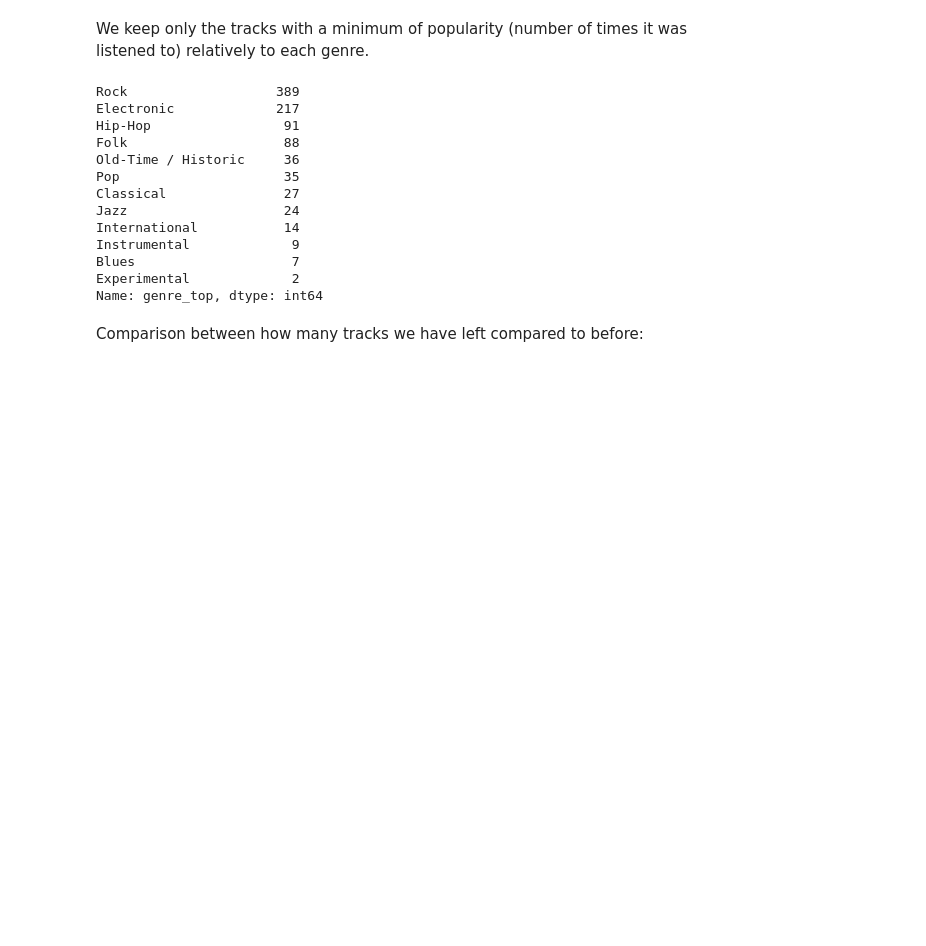
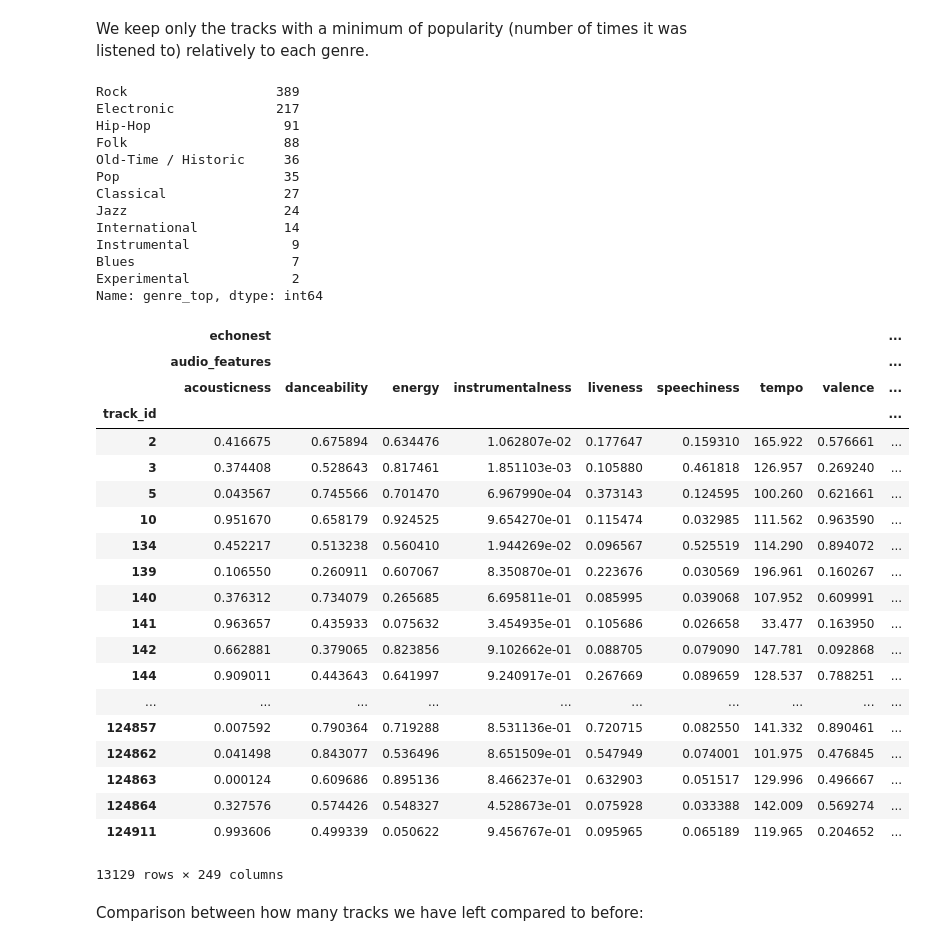
Before and after one commit to Team36-ntds2018/Project_free_music_archives_2018, a Jupyter notebook: Project/Load_save_dataset.ipynb, the cells around one changed output. Drawn from its saved outputs; the diff is of its cells as text; code cells hidden in the pictures; blank space fills up the shorter version.

```diff
--- a/Project/Load_save_dataset.ipynb
+++ b/Project/Load_save_dataset.ipynb
@@ -74,6 +77,30 @@ Instrumental             9
 Blues                    7
 Experimental             2
 Name: genre_top, dtype: int64
+# %%
+echonest
+# %% [output]
+|  | echonest |  |  |  |  |  |  |  | ... |
+|  | audio_features |  |  |  |  |  |  |  | ... |
+|  | acousticness | danceability | energy | instrumentalness | liveness | speechiness | tempo | valence | ... |
+| track_id |  |  |  |  |  |  |  |  | ... |
+| 2 | 0.416675 | 0.675894 | 0.634476 | 1.062807e-02 | 0.177647 | 0.159310 | 165.922 | 0.576661 | ... |
+| 3 | 0.374408 | 0.528643 | 0.817461 | 1.851103e-03 | 0.105880 | 0.461818 | 126.957 | 0.269240 | ... |
+| 5 | 0.043567 | 0.745566 | 0.701470 | 6.967990e-04 | 0.373143 | 0.124595 | 100.260 | 0.621661 | ... |
+| 10 | 0.951670 | 0.658179 | 0.924525 | 9.654270e-01 | 0.115474 | 0.032985 | 111.562 | 0.963590 | ... |
+| 134 | 0.452217 | 0.513238 | 0.560410 | 1.944269e-02 | 0.096567 | 0.525519 | 114.290 | 0.894072 | ... |
+| 139 | 0.106550 | 0.260911 | 0.607067 | 8.350870e-01 | 0.223676 | 0.030569 | 196.961 | 0.160267 | ... |
+| 140 | 0.376312 | 0.734079 | 0.265685 | 6.695811e-01 | 0.085995 | 0.039068 | 107.952 | 0.609991 | ... |
+| 141 | 0.963657 | 0.435933 | 0.075632 | 3.454935e-01 | 0.105686 | 0.026658 | 33.477 | 0.163950 | ... |
+| 142 | 0.662881 | 0.379065 | 0.823856 | 9.102662e-01 | 0.088705 | 0.079090 | 147.781 | 0.092868 | ... |
+| 144 | 0.909011 | 0.443643 | 0.641997 | 9.240917e-01 | 0.267669 | 0.089659 | 128.537 | 0.788251 | ... |
+| ... | ... | ... | ... | ... | ... | ... | ... | ... | ... |
+| 124857 | 0.007592 | 0.790364 | 0.719288 | 8.531136e-01 | 0.720715 | 0.082550 | 141.332 | 0.890461 | ... |
+| 124862 | 0.041498 | 0.843077 | 0.536496 | 8.651509e-01 | 0.547949 | 0.074001 | 101.975 | 0.476845 | ... |
+| 124863 | 0.000124 | 0.609686 | 0.895136 | 8.466237e-01 | 0.632903 | 0.051517 | 129.996 | 0.496667 | ... |
+| 124864 | 0.327576 | 0.574426 | 0.548327 | 4.528673e-01 | 0.075928 | 0.033388 | 142.009 | 0.569274 | ... |
+| 124911 | 0.993606 | 0.499339 | 0.050622 | 9.456767e-01 | 0.095965 | 0.065189 | 119.965 | 0.204652 | ... |
+13129 rows × 249 columns
 # %% [markdown]
 Comparison between how many tracks we have left compared to before:
 # %%
```
Also changed, not shown: parts of 8 cells of this notebook, 4 other files.
